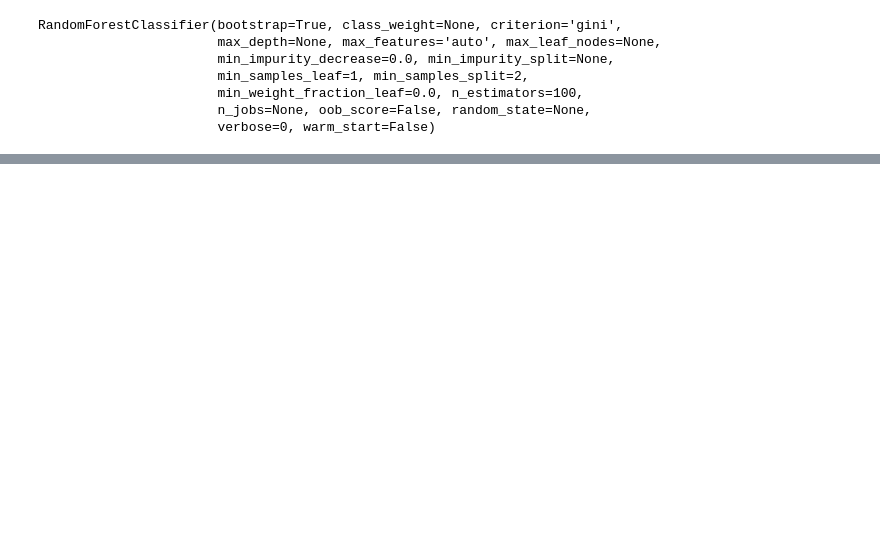
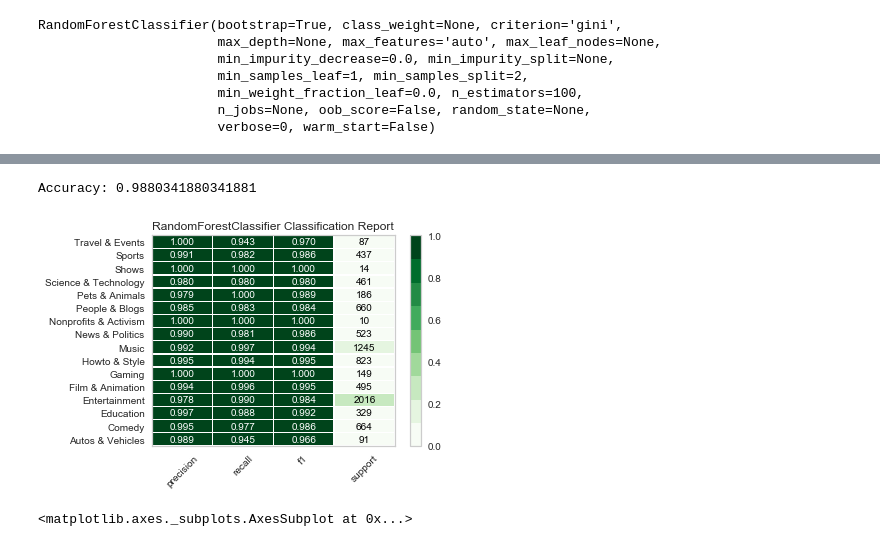
Before and after one commit to loc-vu/yt-trends, a Jupyter notebook: Arbitrary Jungle Model.ipynb, the cells around one changed output, grey strips where cells are left out. Saved outputs shown, nothing was run; the diff lists cells and outputs as text; code cells hidden in the pictures; blank space fills up the shorter version.

Commit message:
random forest finished

```diff
--- a/Arbitrary Jungle Model.ipynb
+++ b/Arbitrary Jungle Model.ipynb
@@ -49,0 +73,3 @@ Accuracy: 0.9884004884004884
+# %%
+clf=RandomForestClassifier(n_estimators=100)
+clf.fit(train_count_vector,y_train)
@@ -49,0 +84,14 @@ Accuracy: 0.9884004884004884
+# %%
+y_pred=clf.predict(test_count_vector)
+print("Accuracy:",metrics.accuracy_score(y_test, y_pred))
+regular_accuracy = accuracy_score(y_test, y_pred)
+# %% [output]
+Accuracy: 0.9880341880341881
+# %%
+visualizer = ClassificationReport(clf, support=True, cmap='Greens')
+visualizer.fit(train_count_vector, y_train)
+visualizer.score(test_count_vector, y_test)
+visualizer.show()
+# %% [output]
+[figure, added]
+<matplotlib.axes._subplots.AxesSubplot at 0x...>
```
Also changed, not shown: parts of 21 cells of this notebook, 5 other files.
